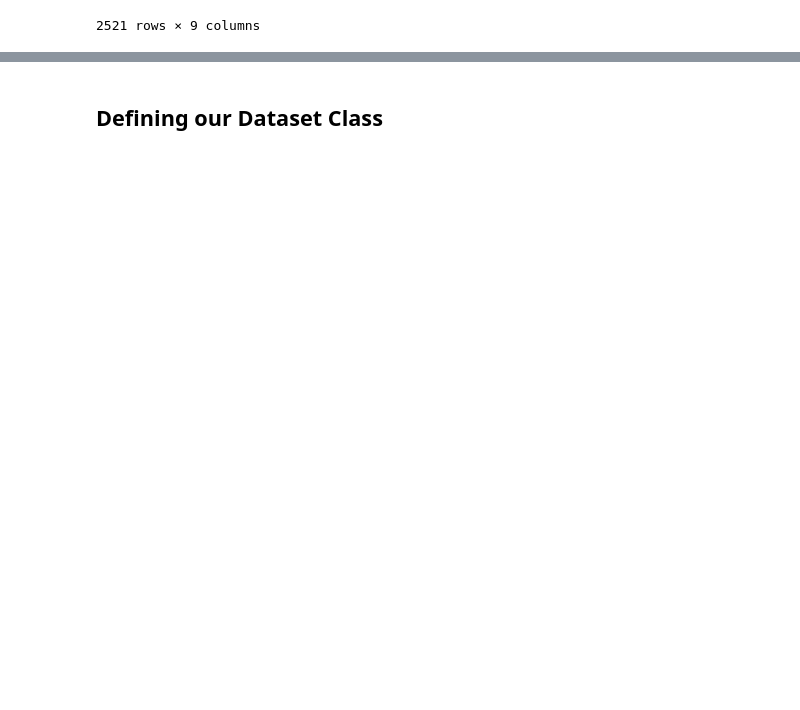
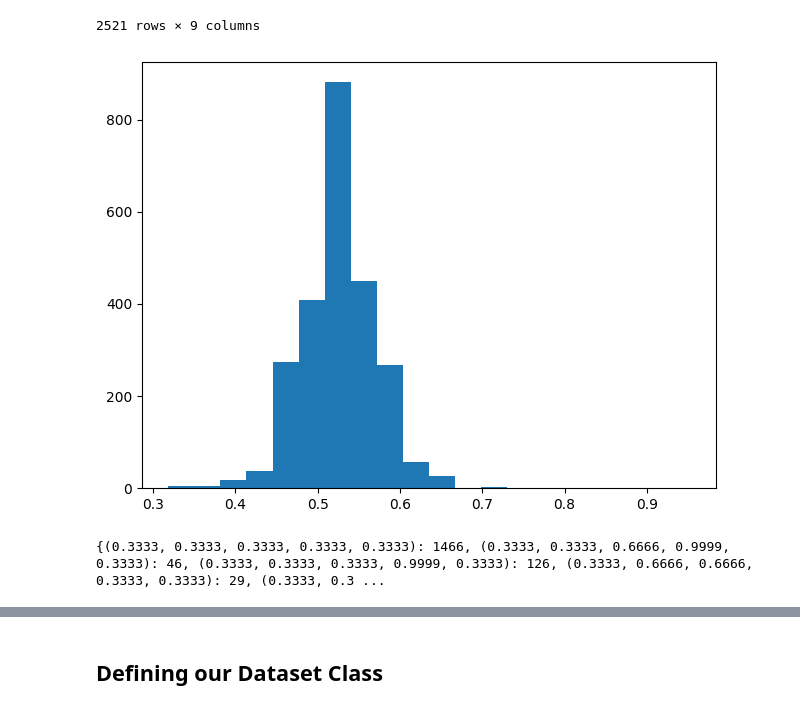
Before and after one commit to ambroseling/RSNA_Lumbar_Spine_Classification2024, a Jupyter notebook: rsna-notebook.ipynb, the cells around one changed output, grey strips where cells are left out. Cells and saved outputs as stored; diff of their text form; code cells hidden in the pictures; blank space fills up the shorter version.

```diff
--- a/rsna-notebook.ipynb
+++ b/rsna-notebook.ipynb
@@ -314,3 +362,63 @@ df_final['orientation'] = df_final['orientation'].apply(encode_orientation)
 | 48652 | 4287160193 | 1507070277 | 8 | /home/tiny_ling/projects/kaggle/r... | 0.3333 | 0.6666 | 0.3333 | 0.3333 | 0.3333 |
 | 48667 | 4290709089 | 3274612423 | 9 | /home/tiny_ling/projects/kaggle/r... | 0.3333 | 0.3333 | 0.3333 | 0.3333 | 0.3333 |
 2521 rows × 9 columns
+# %%
+# We deal with Sagittal Canal Stenosis first
+
+oritentation_encoding = 2
+levels =  ['L1/L2', 'L2/L3', 'L3/L4', 'L4/L5', 'L5/S1']
+df_final = df_final[df_final["orientation"] ==oritentation_encoding]
+
+severity_mapping = df_final.set_index(['series_id', 'level'])['severity'].to_dict()
+def apply_severity(row):
+    for level in levels:
+        row[level] = severity_mapping.get((row['series_id'], level), None)
+    return row
+df_final = df_final.apply(apply_severity, axis=1)
+df_final = df_final.drop(columns=["condition","severity","orientation","x","y","level"])
+df_final = df_final.drop_duplicates()
+df_final = df_final.dropna()
+
+
+# Populate with more samples
+# %%
+# See what is the mean frame position
+noramlized_positions = []
+for i in range(len(df_final)):
+    row = df_final.iloc[i]
+    instance_id = row['instance_number']
+    series_id = row['series_id']
+    study_id = row['study_id']
+    series_dir = os.path.join(train_images_path,str(study_id)+"/"+str(series_id))
+    series_dir_len = len(os.listdir(series_dir))
+    noramlized_pos = (instance_id)/series_dir_len
+    noramlized_positions.append(noramlized_pos)
+n_bins = 20
+fig, axs = plt.subplots(1, 1, sharey=True, tight_layout=True)
+axs.hist(noramlized_positions, bins=n_bins)
+plt.show()
+# The following graph shows the distribution of the frames used to make a diagnosis. And we can see the mean is about halfway of the imaging volume.
+# %% [output]
+[figure, added]
+# %%
+
+def get_label_frequency():
+    '''
+    this function gets the frequency of each unique combination of labels in our dataframe
+    '''
+    samples_with_3_severities = 0
+    label_set = {}
+    for i in range(len(df_final)):
+        row = df_final.iloc[i]
+        labels = tuple(np.array(row[-5:]))
+        unique, counts = np.unique(labels,return_counts=True)
+        count_dict = dict(zip(unique,counts))
+        if labels in label_set:
+            label_set[labels] +=1
+        else:
+            label_set[labels] = 1
+    return label_set
+label_set = get_label_frequency()
+print(label_set)
+# %% [output]
+{(0.3333, 0.3333, 0.3333, 0.3333, 0.3333): 1466, (0.3333, 0.3333, 0.6666, 0.9999, 0.3333): 46, (0.3333, 0.3333, 0.3333, 0.9999, 0.3333): 126, (0.3333, 0.6666, 0.6666, 0.3333, 0.3333): 29, (0.3333, 0.3 ...
```
Also changed, not shown: parts of 14 cells of this notebook, 2 other files.
